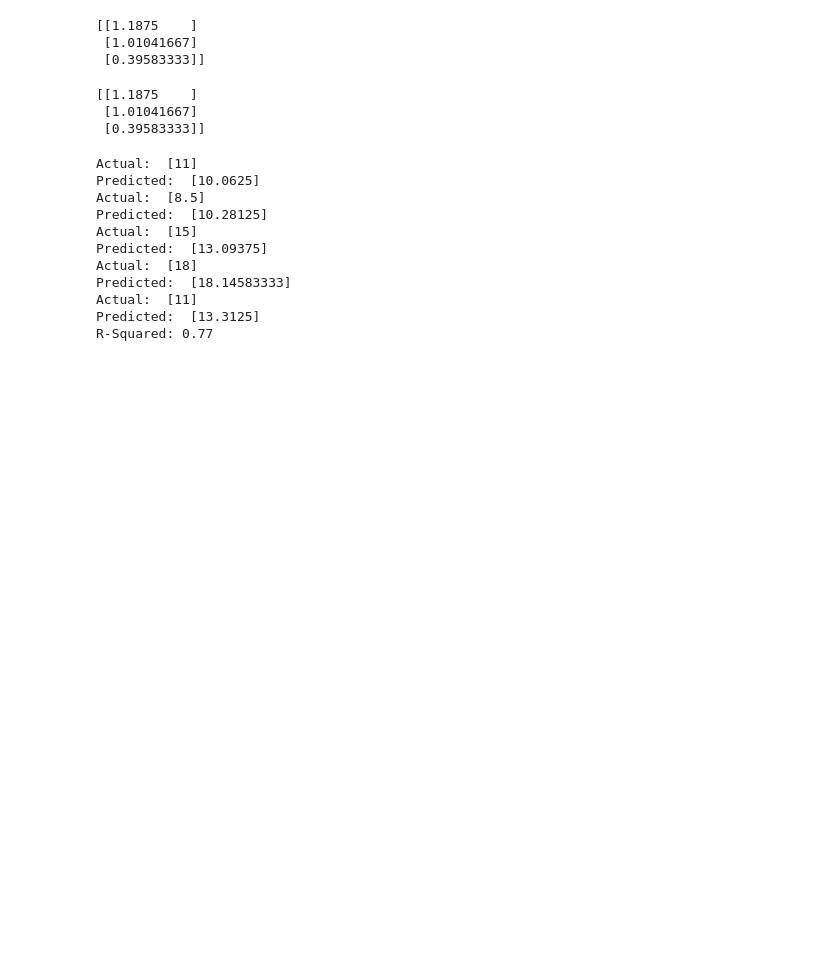
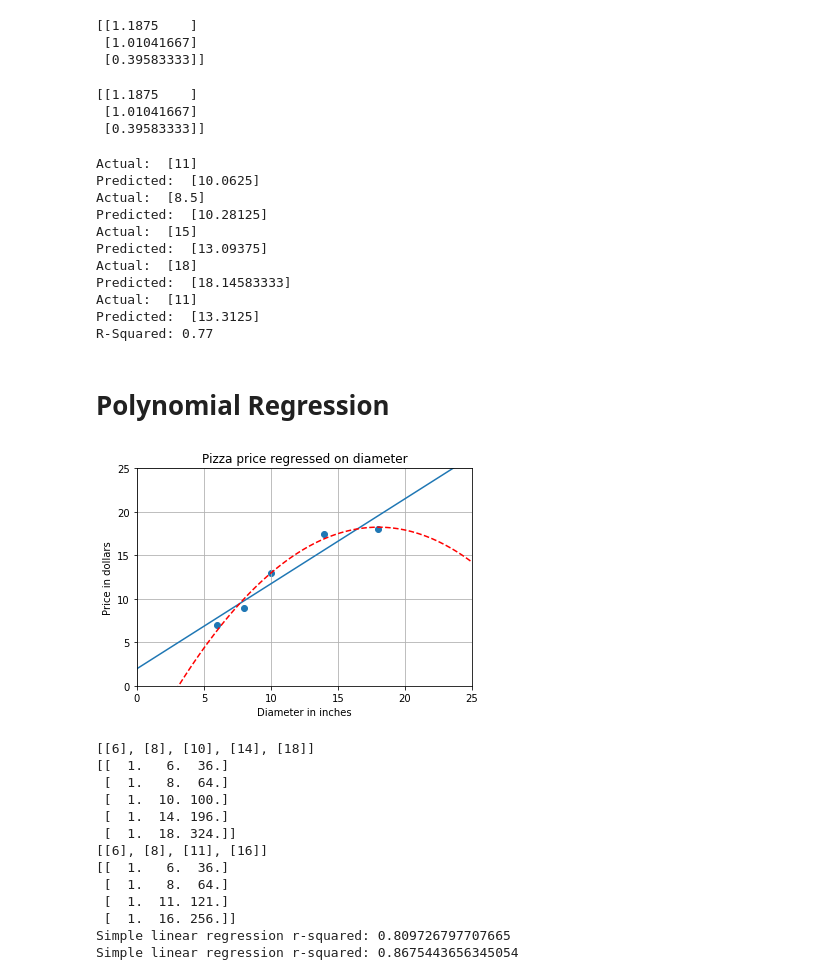
Before and after one commit to Anshul-GH/scikit-learn-application, a Jupyter notebook: MachineLearningWithScikit-learnEbook.ipynb, the cells around one changed output. Drawn from its saved outputs; the diff is of its cells as text; code cells hidden in the pictures; blank space fills up the shorter version.

Commit message:
Implemented Polynomial Regression for the Pizza problem

```diff
--- a/MachineLearningWithScikit-learnEbook.ipynb
+++ b/MachineLearningWithScikit-learnEbook.ipynb
@@ -757,3 +757,67 @@ Predicted:  [18.14583333]
 Actual:  [11]
 Predicted:  [13.3125]
 R-Squared: 0.77
+# %% [markdown]
+# Polynomial Regression
+# %%
+import numpy as np
+import matplotlib.pyplot as plt
+from sklearn.linear_model import LinearRegression
+from sklearn.preprocessing import PolynomialFeatures
+
+X_train = [
+    [6], [8], [10], [14], [18]
+]
+y_train = [
+    [7], [9], [13], [17.5], [18]
+]
+X_test = [
+    [6], [8], [11], [16]
+]
+y_test = [
+    [8], [12], [15], [18]
+]
+
+regressor = LinearRegression()
+regressor.fit(X_train, y_train)
+xx = np.linspace(0, 26, 100)
+yy = regressor.predict(xx.reshape(xx.shape[0], 1))
+plt.plot(xx, yy)
+
+quadratic_featurizer = PolynomialFeatures(degree=2)
+X_train_quadratic = quadratic_featurizer.fit_transform(X_train)
+X_test_quadratic = quadratic_featurizer.transform(X_test)
+regressor_quadratic = LinearRegression()
+regressor_quadratic.fit(X_train_quadratic, y_train)
+xx_quadratic = quadratic_featurizer.transform(xx.reshape(xx.shape[0], 1))
+
+plt.plot(xx, regressor_quadratic.predict(xx_quadratic), c='r', linestyle='--')
+plt.title('Pizza price regressed on diameter')
+plt.xlabel('Diameter in inches')
+plt.ylabel('Price in dollars')
+plt.axis([0, 25, 0, 25])
+plt.grid(True)
+plt.scatter(X_train, y_train)
+plt.show()
+
+print(X_train)
+print(X_train_quadratic)
+print(X_test)
+print(X_test_quadratic)
+print('Simple linear regression r-squared:', regressor.score(X_test, y_test))
+print('Simple linear regression r-squared:', regressor_quadratic.score(X_test_quadratic, y_test))
+# %% [output]
+[figure, added]
+[[6], [8], [10], [14], [18]]
+[[  1.   6.  36.]
+ [  1.   8.  64.]
+ [  1.  10. 100.]
+ [  1.  14. 196.]
+ [  1.  18. 324.]]
+[[6], [8], [11], [16]]
+[[  1.   6.  36.]
+ [  1.   8.  64.]
+ [  1.  11. 121.]
+ [  1.  16. 256.]]
+Simple linear regression r-squared: 0.809726797707665
+Simple linear regression r-squared: 0.8675443656345054
```
